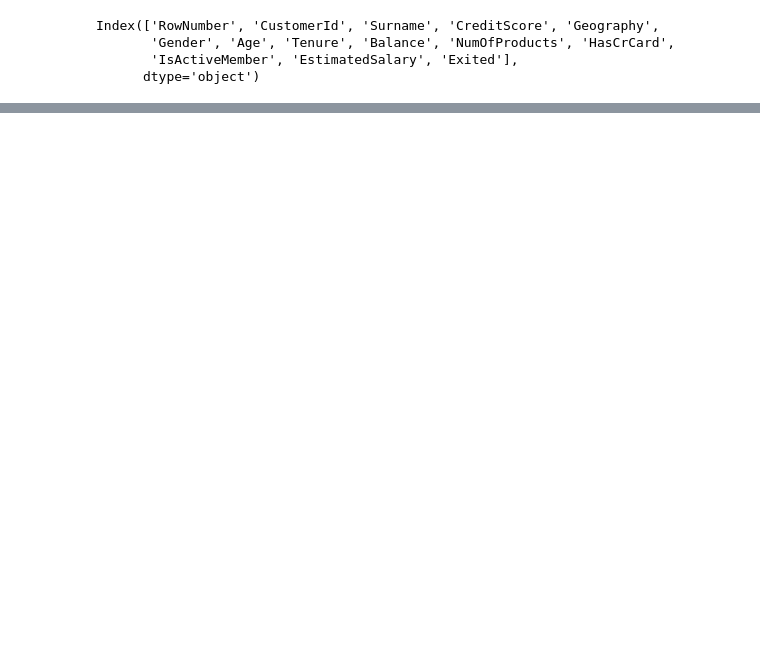
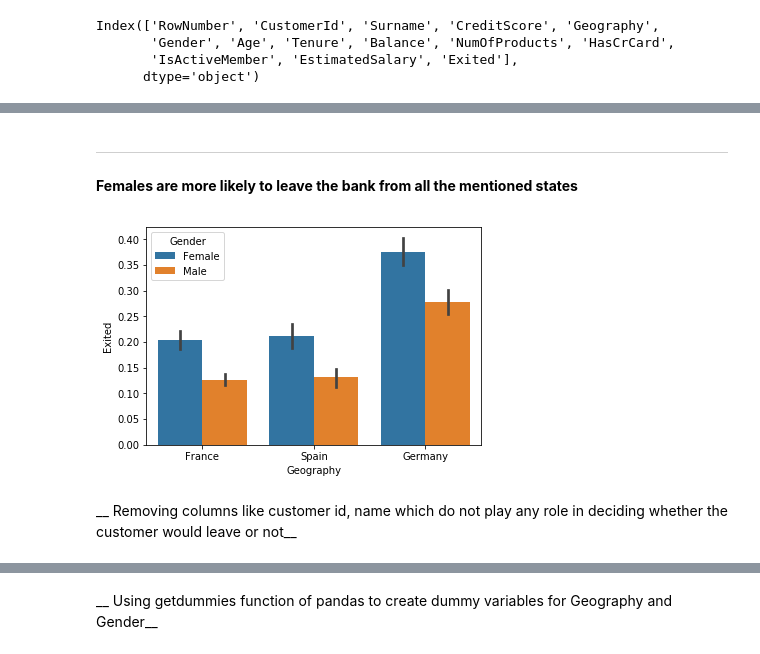
Before and after one commit to mahendraprateik/Bank-Churn-Model-Neural-Network, a Jupyter notebook: BankChurnModel.ipynb, the cells around one changed output, grey strips where cells are left out. Saved outputs shown, nothing was run; the diff lists cells and outputs as text; code cells hidden in the pictures; blank space fills up the shorter version.

```diff
--- a/BankChurnModel.ipynb
+++ b/BankChurnModel.ipynb
@@ -15,3 +53,14 @@ Index(['RowNumber', 'CustomerId', 'Surname', 'CreditScore', 'Geography',
+# %% [markdown]
+***
+# %% [markdown]
+__Females are more likely to leave the bank from all the mentioned states__
+# %%
+sns.barplot(x="Geography", y="Exited", hue = 'Gender', data=dataset)
+plt.show()
+# %% [output]
+[figure, added]
+# %% [markdown]
+__ Removing columns like customer id, name which do not play any role in deciding whether the customer would leave or not__
 # %%
 # Removing unnecessary columns
 dataset = dataset.iloc[:,3:]
@@ -20,6 +69,8 @@ dataset.head(1)
 # %% [output]
 |  | CreditScore | Geography | Gender | Age | Tenure | Balance | NumOfProducts | HasCrCard | IsActiveMember | ... |
 | 0 | 619 | France | Female | 42 | 2 | 0.0 | 1 | 1 | 1 | ... |
+# %% [markdown]
+__ Using getdummies function of pandas to create dummy variables for Geography and Gender__
 # %%
 n = dataset['Exited']
 dataset.drop('Exited', axis = 1, inplace = True)
```
Also changed, not shown: parts of 32 cells of this notebook.
